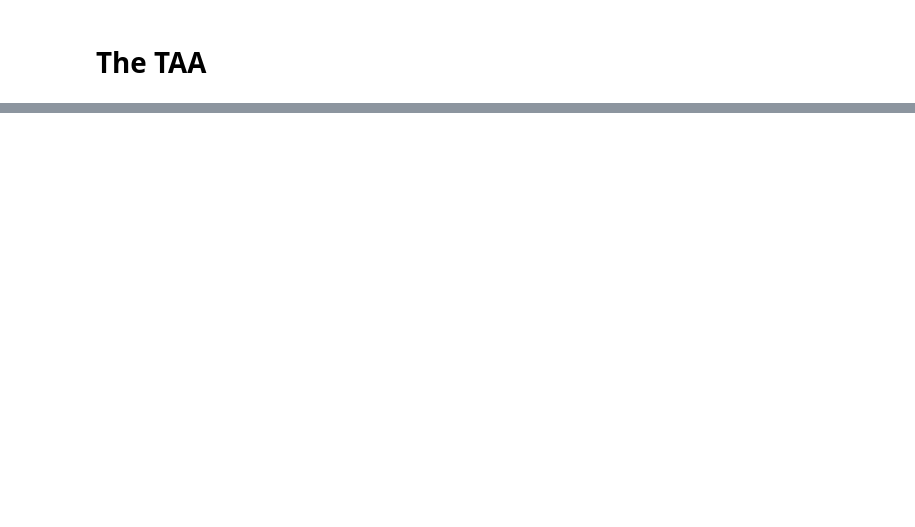
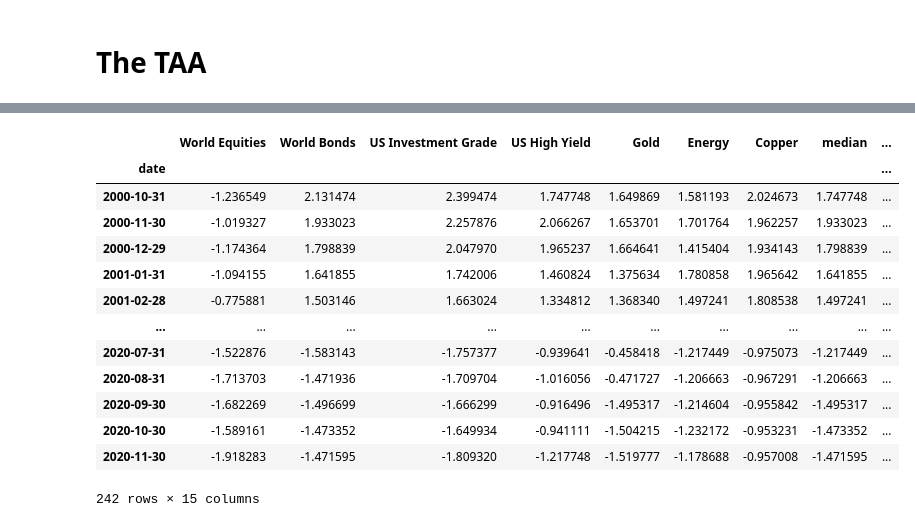
Before and after one commit to GuillaumePv/Quantitative-asset-risk-management-course, a Jupyter notebook: A2/main_A2.ipynb, the cells around one changed output, grey strips where cells are left out. Saved outputs shown, nothing was run; the diff lists cells and outputs as text; code cells hidden in the pictures; blank space fills up the shorter version.

```diff
--- a/A2/main_A2.ipynb
+++ b/A2/main_A2.ipynb
@@ -406,2 +384,9 @@ array([[ 4.88520657e-03,  9.56218500e-04, -2.27719326e-03, ...,
 # %% [markdown]
 # The TAA
+# %%
+df_carry = pd.read_excel("./Data_QAM2.xlsx",sheet_name='Carry')
+df_carry.index = df_carry['Unnamed: 0']
+df_carry.index.name = 'date'
+del df_carry['Unnamed: 0']
+df_carry_insample = df_carry[df_carry.index <= pd.to_datetime("2020-11-30")]
+df_carry_insample
@@ -407,0 +408,4 @@ array([[ 4.88520657e-03,  9.56218500e-04, -2.27719326e-03, ...,
+# %%
+df_carry_insample_Z = (df_carry_insample - np.mean(df_carry_insample))/np.std(df_carry_insample)
+df_carry_insample_Z['median'] = df_carry_insample_Z.median(axis=1)
+df_carry_insample_Z
@@ -407,0 +427,27 @@ array([[ 4.88520657e-03,  9.56218500e-04, -2.27719326e-03, ...,
+# %%
+df_carry_insample_Z_pos = df_carry_insample_Z.copy()
+for value in df_carry_insample_Z.iloc[:,0:7].columns:
+    list_value = []
+    for i in range(len(df_carry_insample_Z)):
+        if df_carry_insample_Z[value][i] > df_carry_insample_Z['median'][i]:
+            list_value.append(1)
+        else:
+            list_value.append(-1)
+    df_carry_insample_Z_pos[f'{value}_position'] = list_value
+#df_carry_insample_Z_pos.to_csv('Carry_postion.csv')
+df_carry_insample_Z_pos
+# %% [output]
+|  | World Equities | World Bonds | US Investment Grade | US High Yield | Gold | Energy | Copper | median | ... |
+| date |  |  |  |  |  |  |  |  | ... |
+| 2000-10-31 | -1.236549 | 2.131474 | 2.399474 | 1.747748 | 1.649869 | 1.581193 | 2.024673 | 1.747748 | ... |
+| 2000-11-30 | -1.019327 | 1.933023 | 2.257876 | 2.066267 | 1.653701 | 1.701764 | 1.962257 | 1.933023 | ... |
+| 2000-12-29 | -1.174364 | 1.798839 | 2.047970 | 1.965237 | 1.664641 | 1.415404 | 1.934143 | 1.798839 | ... |
+| 2001-01-31 | -1.094155 | 1.641855 | 1.742006 | 1.460824 | 1.375634 | 1.780858 | 1.965642 | 1.641855 | ... |
+| 2001-02-28 | -0.775881 | 1.503146 | 1.663024 | 1.334812 | 1.368340 | 1.497241 | 1.808538 | 1.497241 | ... |
+| ... | ... | ... | ... | ... | ... | ... | ... | ... | ... |
+| 2020-07-31 | -1.522876 | -1.583143 | -1.757377 | -0.939641 | -0.458418 | -1.217449 | -0.975073 | -1.217449 | ... |
+| 2020-08-31 | -1.713703 | -1.471936 | -1.709704 | -1.016056 | -0.471727 | -1.206663 | -0.967291 | -1.206663 | ... |
+| 2020-09-30 | -1.682269 | -1.496699 | -1.666299 | -0.916496 | -1.495317 | -1.214604 | -0.955842 | -1.495317 | ... |
+| 2020-10-30 | -1.589161 | -1.473352 | -1.649934 | -0.941111 | -1.504215 | -1.232172 | -0.953231 | -1.473352 | ... |
+| 2020-11-30 | -1.918283 | -1.471595 | -1.809320 | -1.217748 | -1.519777 | -1.178688 | -0.957008 | -1.471595 | ... |
+242 rows × 15 columns
```
Also changed, not shown: parts of 9 cells of this notebook, 4 other files.
